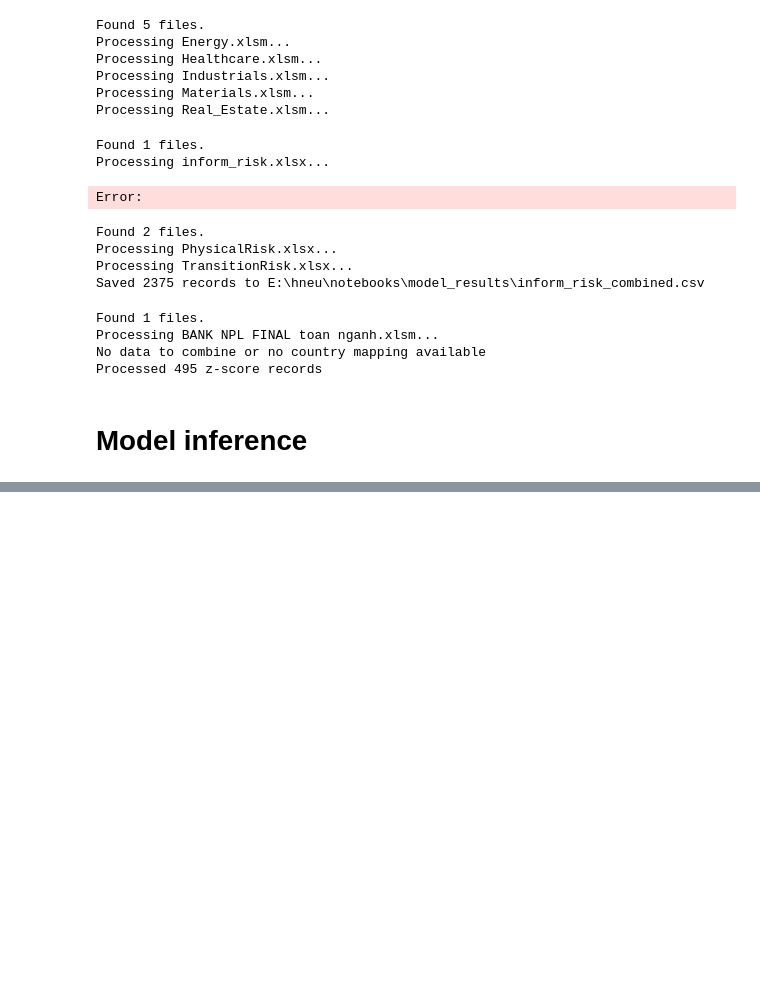
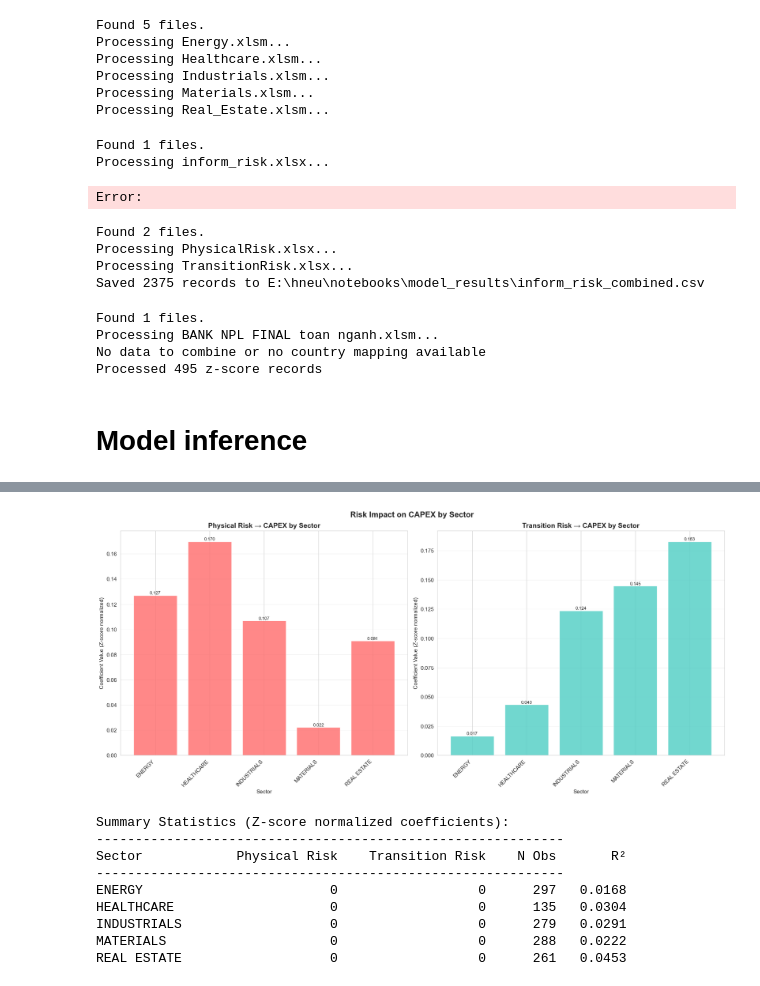
Before and after one commit to ToJupiter/hneu, a Jupyter notebook: notebooks/xlsx_clean.ipynb, the cells around one changed output, grey strips where cells are left out. Saved outputs shown, nothing was run; the diff lists cells and outputs as text; code cells hidden in the pictures; blank space fills up the shorter version.

Commit message:
Add: Z-score normalization for Physical, Transition Risk for CAPEX

```diff
--- a/notebooks/xlsx_clean.ipynb
+++ b/notebooks/xlsx_clean.ipynb
@@ -1360,3 +1372,76 @@ Preferred Model: REM
 ================================================================================
 
 All tasks completed!
+# %%
+import matplotlib.pyplot as plt
+import numpy as np
+
+sectors = ['ENERGY', 'HEALTHCARE', 'INDUSTRIALS', 'MATERIALS', 'REAL ESTATE']
+physical_coef = [0.12700039607639352, 0.16979100360181204, 0.10681396096534422, 0.022220236967794044, 0.09086772384560961]
+transition_coef = [0.016589421479268954, 0.04324882640949631, 0.12374277565527363, 0.1447537385882034, 0.18281618910521286]
+n_obs = [297, 135, 279, 288, 261]
+r_squared = [0.01677, 0.03036, 0.02914, 0.02223, 0.04529]
+
+fig, (ax1, ax2) = plt.subplots(1, 2, figsize=(18, 8))
+
+physical_color = '#FF6B6B'
+transition_color = '#4ECDC4'
+
+x_pos = np.arange(len(sectors))
+bars1 = ax1.bar(x_pos, physical_coef, color=physical_color, alpha=0.8)
+
+for i, (bar, val) in enumerate(zip(bars1, physical_coef)):
+    height = bar.get_height()
+    ax1.text(bar.get_x() + bar.get_width()/2., height,
+             f'{val:,.3f}',
+             ha='center', va='bottom', rotation=0, fontsize=9)
+
+ax1.set_xlabel('Sector')
+ax1.set_ylabel('Coefficient Value (Z-score normalized)')
+ax1.set_title('Physical Risk → CAPEX by Sector', fontsize=14, fontweight='bold')
+ax1.set_xticks(x_pos)
+ax1.set_xticklabels(sectors, rotation=45, ha='right')
+ax1.grid(True, alpha=0.3, axis='y')
+ax1.axhline(y=0, color='black', linewidth=0.5, linestyle='-', alpha=0.3)
+
+bars2 = ax2.bar(x_pos, transition_coef, color=transition_color, alpha=0.8)
+
+for i, (bar, val) in enumerate(zip(bars2, transition_coef)):
+    height = bar.get_height()
+    ax2.text(bar.get_x() + bar.get_width()/2., height,
+             f'{val:,.3f}',
+             ha='center', va='bottom', rotation=0, fontsize=9)
+
+ax2.set_xlabel('Sector')
+ax2.set_ylabel('Coefficient Value (Z-score normalized)')
+ax2.set_title('Transition Risk → CAPEX by Sector', fontsize=14, fontweight='bold')
+ax2.set_xticks(x_pos)
+ax2.set_xticklabels(sectors, rotation=45, ha='right')
+ax2.grid(True, alpha=0.3, axis='y')
+ax2.axhline(y=0, color='black', linewidth=0.5, linestyle='-', alpha=0.3)
+
+
+
+plt.tight_layout()
+
+fig.suptitle('Risk Impact on CAPEX by Sector', fontsize=16, fontweight='bold', y=1.02)
+
+plt.show()
+
+print("Summary Statistics (Z-score normalized coefficients):")
+print("-" * 60)
+print(f"{'Sector':<15} {'Physical Risk':>15} {'Transition Risk':>18} {'N Obs':>8} {'R²':>8}")
+print("-" * 60)
+for i, sector in enumerate(sectors):
+    print(f"{sector:<15} {physical_coef[i]:>15,.0f} {transition_coef[i]:>18,.0f} {n_obs[i]:>8} {r_squared[i]:>8.4f}")
+# %% [output]
+[figure, added]
+Summary Statistics (Z-score normalized coefficients):
+------------------------------------------------------------
+Sector            Physical Risk    Transition Risk    N Obs       R²
+------------------------------------------------------------
+ENERGY                        0                  0      297   0.0168
+HEALTHCARE                    0                  0      135   0.0304
+INDUSTRIALS                   0                  0      279   0.0291
+MATERIALS                     0                  0      288   0.0222
+REAL ESTATE                   0                  0      261   0.0453
```
Also changed, not shown: parts of 1 cell of this notebook.
